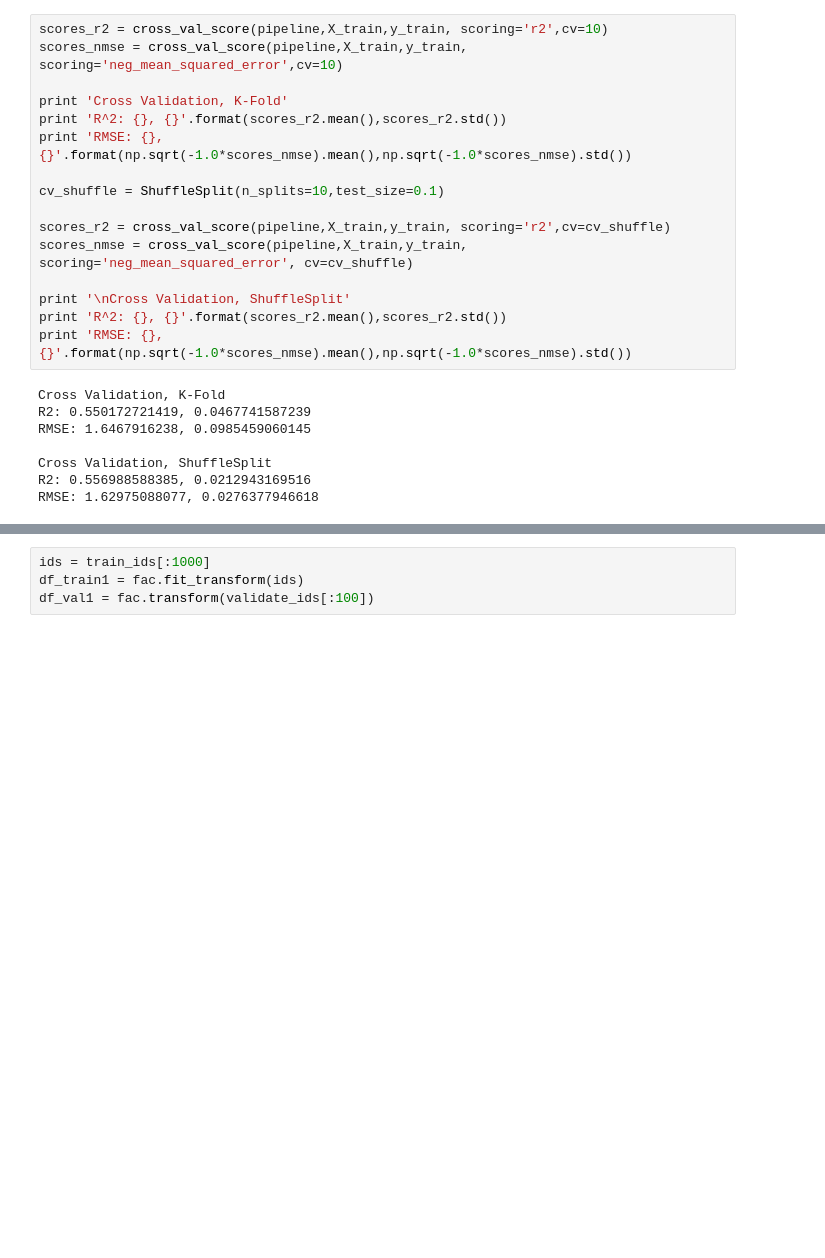
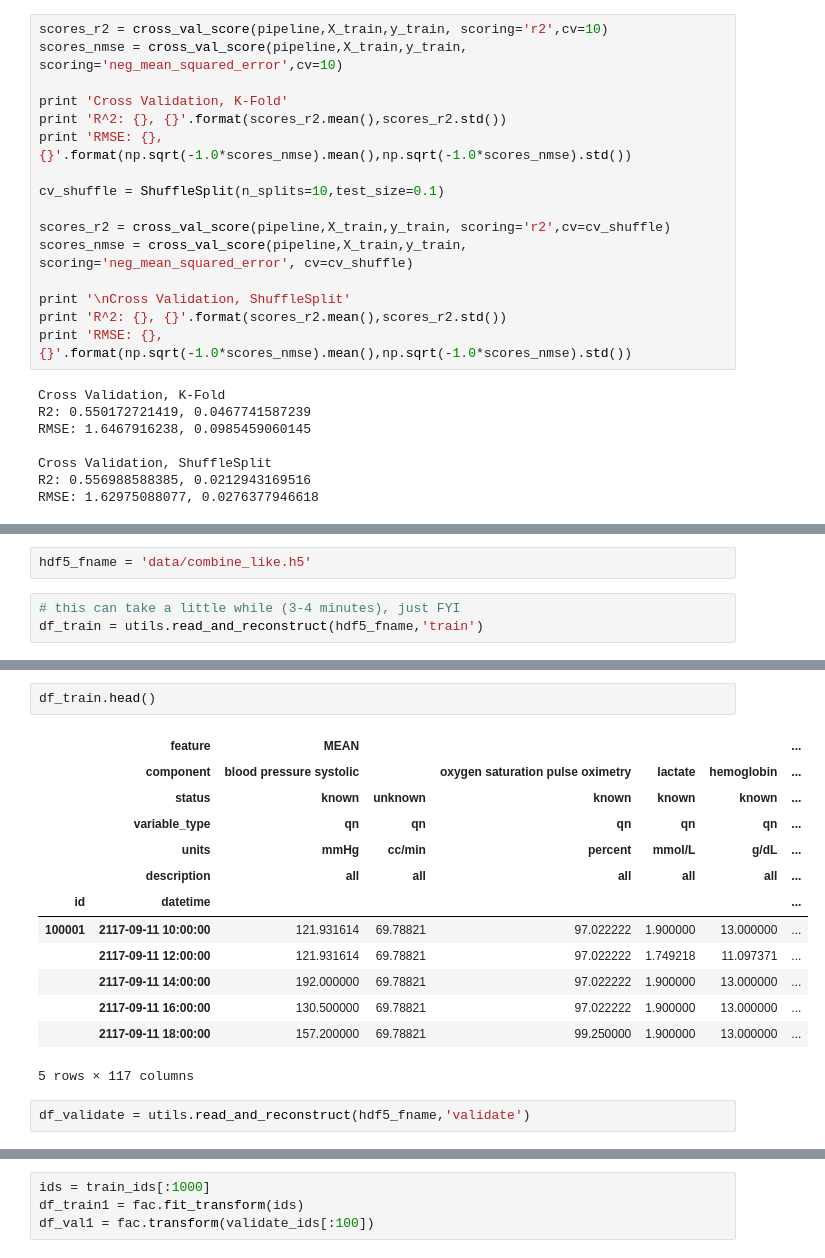
Before and after one commit to jgenk/icu_ml, a Jupyter notebook: 5_TheFinalRefactoring.ipynb, the cells around one changed output, grey strips where cells are left out. Saved outputs shown, nothing was run; the diff lists cells and outputs as text; blank space fills up the shorter version.

```diff
--- a/5_TheFinalRefactoring.ipynb
+++ b/5_TheFinalRefactoring.ipynb
@@ -438,0 +530,5 @@ RMSE: 1.65078620828, 0.0667136717948
+# %%
+hdf5_fname = 'data/combine_like.h5'
+# %%
+# this can take a little while (3-4 minutes), just FYI
+df_train = utils.read_and_reconstruct(hdf5_fname,'train')
@@ -438,0 +543,18 @@ RMSE: 1.65078620828, 0.0667136717948
+# %%
+df_train.head()
+# %% [output]
+|  | feature | MEAN |  |  |  |  | ... |
+|  | component | blood pressure systolic |  | oxygen saturation pulse oximetry | lactate | hemoglobin | ... |
+|  | status | known | unknown | known | known | known | ... |
+|  | variable_type | qn | qn | qn | qn | qn | ... |
+|  | units | mmHg | cc/min | percent | mmol/L | g/dL | ... |
+|  | description | all | all | all | all | all | ... |
+| id | datetime |  |  |  |  |  | ... |
+| 100001 | 2117-09-11 10:00:00 | 121.931614 | 69.78821 | 97.022222 | 1.900000 | 13.000000 | ... |
+|  | 2117-09-11 12:00:00 | 121.931614 | 69.78821 | 97.022222 | 1.749218 | 11.097371 | ... |
+|  | 2117-09-11 14:00:00 | 192.000000 | 69.78821 | 97.022222 | 1.900000 | 13.000000 | ... |
+|  | 2117-09-11 16:00:00 | 130.500000 | 69.78821 | 97.022222 | 1.900000 | 13.000000 | ... |
+|  | 2117-09-11 18:00:00 | 157.200000 | 69.78821 | 99.250000 | 1.900000 | 13.000000 | ... |
+5 rows × 117 columns
+# %%
+df_validate = utils.read_and_reconstruct(hdf5_fname,'validate')
```
Also changed, not shown: parts of 73 cells of this notebook, 12 other files.
